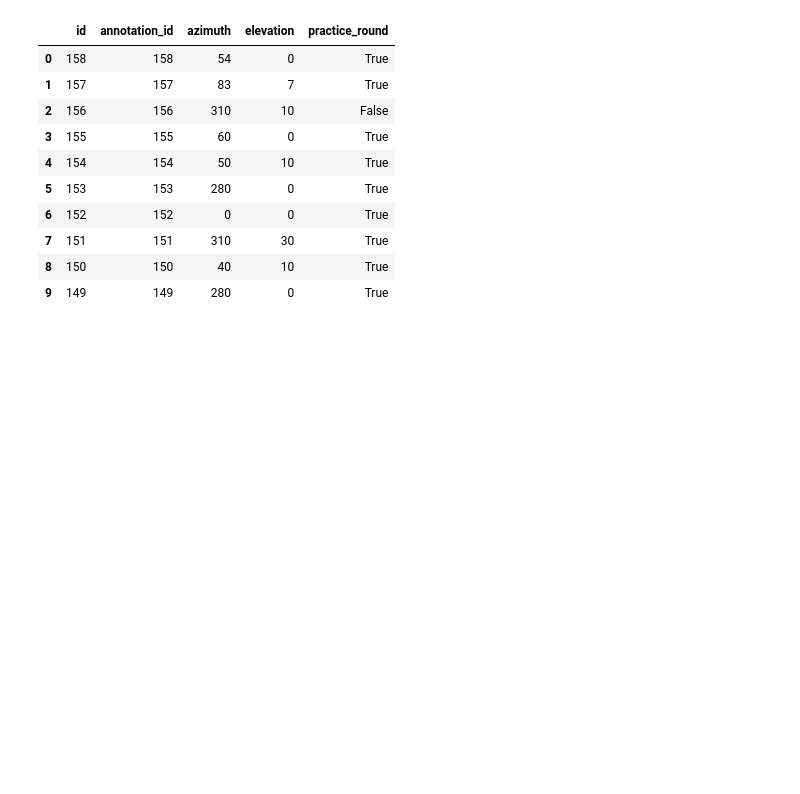
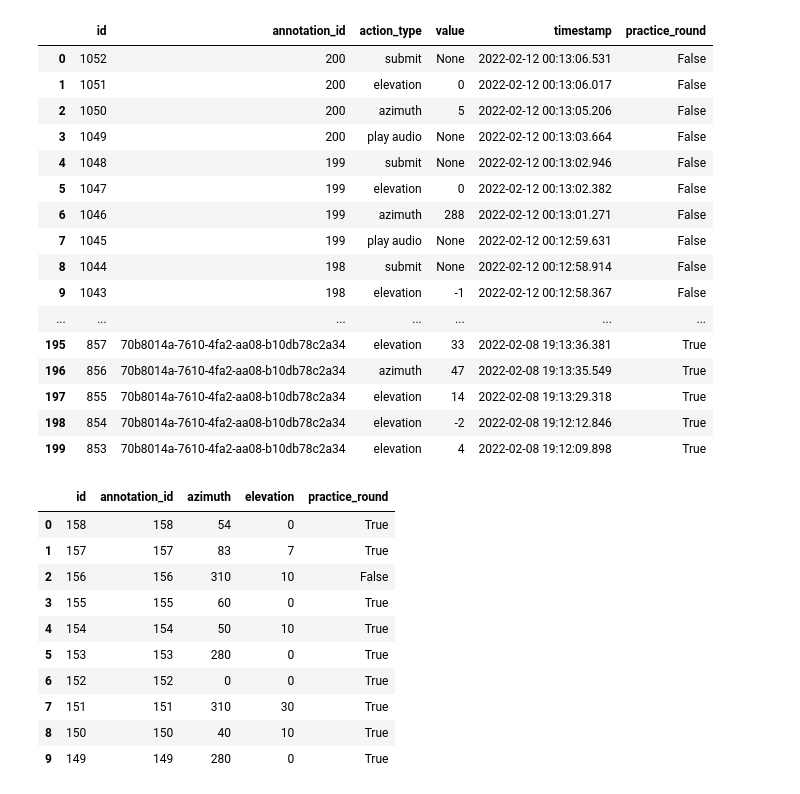
Before and after one commit to ANNIZHENG/Annotation-Interface-Noise-Burst, a Jupyter notebook: database/db.ipynb, the cells around one changed output. Drawn from its saved outputs; the diff is of its cells as text; code cells hidden in the pictures; blank space fills up the shorter version.

```diff
--- a/database/db.ipynb
+++ b/database/db.ipynb
@@ -40,3 +25,23 @@ pd.read_sql('''select * from "Annotation" where survey_id = '4fae67d8-ad25-460e-
+# %%
+pd.read_sql('''select * from "Interaction" order by id desc;''',eng).head(200)
+# %% [output]
+|  | id | annotation_id | action_type | value | timestamp | practice_round |
+| 0 | 1052 | 200 | submit | None | 2022-02-12 00:13:06.531 | False |
+| 1 | 1051 | 200 | elevation | 0 | 2022-02-12 00:13:06.017 | False |
+| 2 | 1050 | 200 | azimuth | 5 | 2022-02-12 00:13:05.206 | False |
+| 3 | 1049 | 200 | play audio | None | 2022-02-12 00:13:03.664 | False |
+| 4 | 1048 | 199 | submit | None | 2022-02-12 00:13:02.946 | False |
+| 5 | 1047 | 199 | elevation | 0 | 2022-02-12 00:13:02.382 | False |
+| 6 | 1046 | 199 | azimuth | 288 | 2022-02-12 00:13:01.271 | False |
+| 7 | 1045 | 199 | play audio | None | 2022-02-12 00:12:59.631 | False |
+| 8 | 1044 | 198 | submit | None | 2022-02-12 00:12:58.914 | False |
+| 9 | 1043 | 198 | elevation | -1 | 2022-02-12 00:12:58.367 | False |
+| ... | ... | ... | ... | ... | ... | ... |
+| 195 | 857 | 70b8014a-7610-4fa2-aa08-b10db78c2a34 | elevation | 33 | 2022-02-08 19:13:36.381 | True |
+| 196 | 856 | 70b8014a-7610-4fa2-aa08-b10db78c2a34 | azimuth | 47 | 2022-02-08 19:13:35.549 | True |
+| 197 | 855 | 70b8014a-7610-4fa2-aa08-b10db78c2a34 | elevation | 14 | 2022-02-08 19:13:29.318 | True |
+| 198 | 854 | 70b8014a-7610-4fa2-aa08-b10db78c2a34 | elevation | -2 | 2022-02-08 19:12:12.846 | True |
+| 199 | 853 | 70b8014a-7610-4fa2-aa08-b10db78c2a34 | elevation | 4 | 2022-02-08 19:12:09.898 | True |
 # %%
 pd.read_sql('''select * from "Location" order by id desc;''',eng).head(10)
 # %% [output]
```
Also changed, not shown: parts of 5 cells of this notebook, 1 other file.
